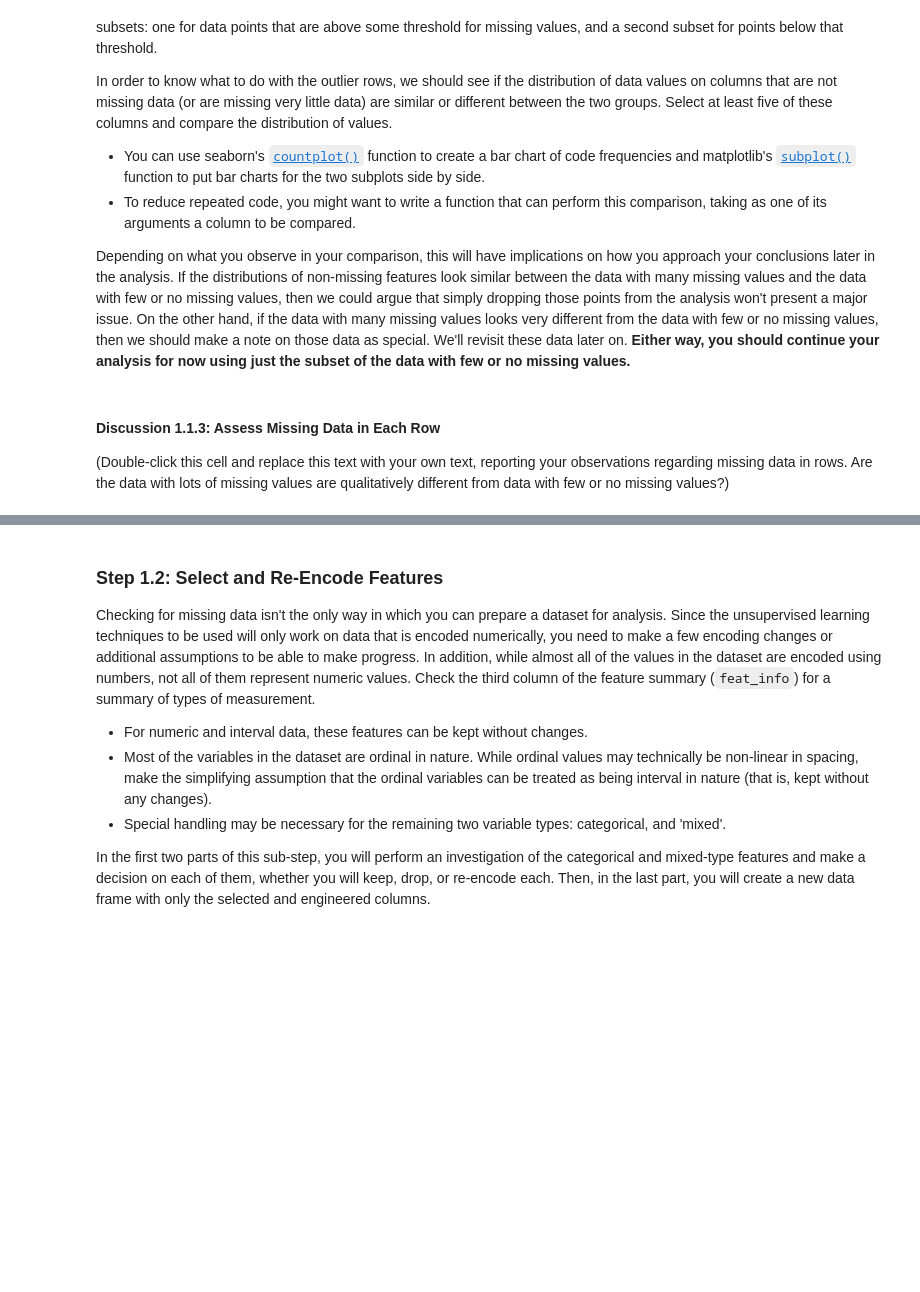
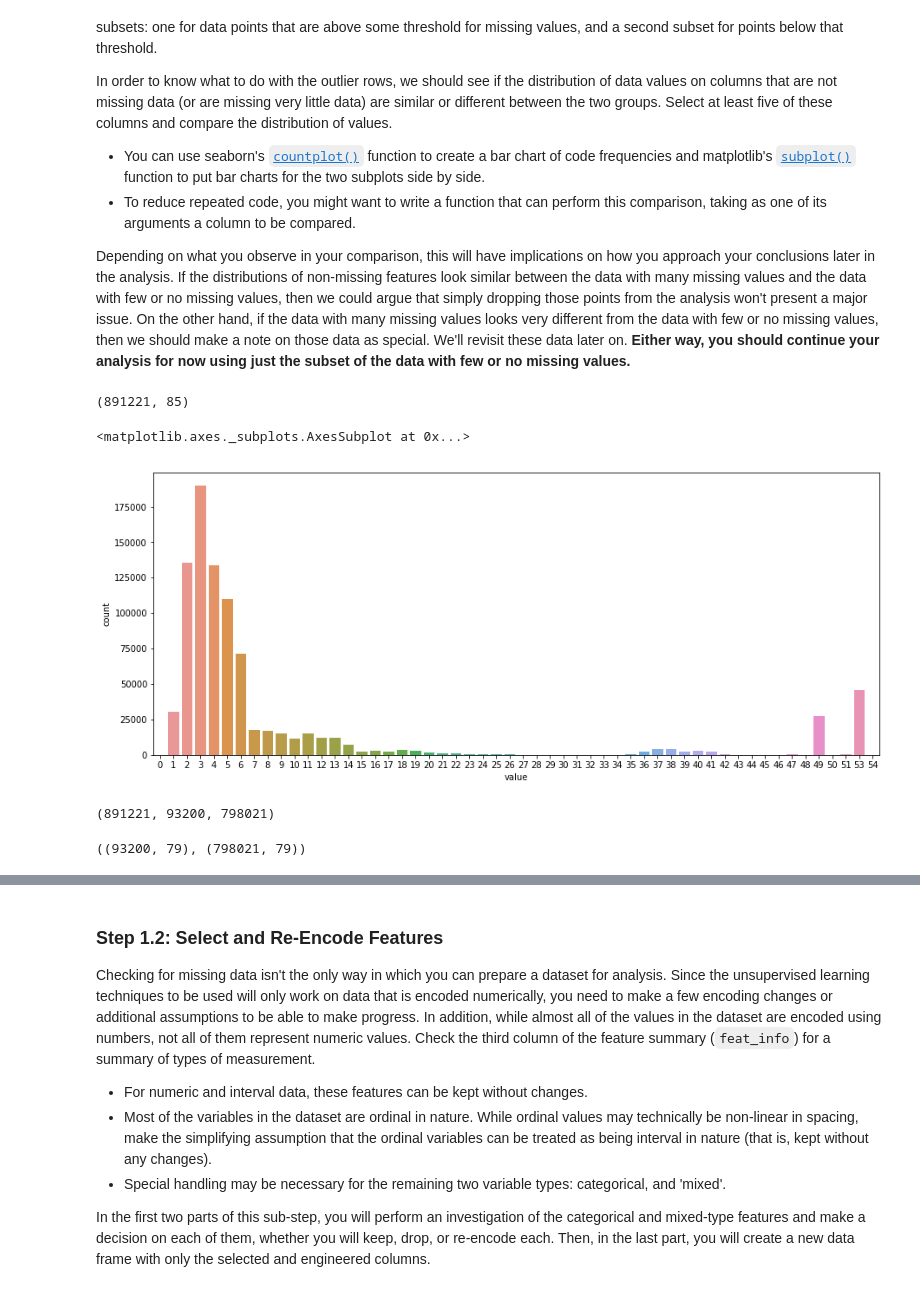
Before and after one commit to waficf/Kaggle_Competitions, a Jupyter notebook: Identify_Customer_Segments.ipynb, the cells around one changed output, grey strips where cells are left out. Cells and saved outputs as stored; diff of their text form; code cells hidden in the pictures; blank space fills up the shorter version.

```diff
--- a/Identify_Customer_Segments.ipynb
+++ b/Identify_Customer_Segments.ipynb
@@ -163,8 +310,19 @@ In order to know what to do with the outlier rows, we should see if the distribu
 - To reduce repeated code, you might want to write a function that can perform this comparison, taking as one of its arguments a column to be compared.
 
 Depending on what you observe in your comparison, this will have implications on how you approach your conclusions later in the analysis. If the distributions of non-missing features look similar between the data with many missing values and the data with few or no missing values, then we could argue that simply dropping those points from the analysis won't present a major issue. On the other hand, if the data with many missing values looks very different from the data with few or no missing values, then we should make a note on those data as special. We'll revisit these data later on. **Either way, you should continue your analysis for now using just the subset of the data with few or no missing values.**
+# %%
+azdias.shape
+# %% [output]
+(891221, 85)
 # %%
 # How much data is missing in each row of the dataset?
+null_rows = azdias.isnull().sum(axis=1).sort_values(ascending=False).to_frame('value')
+# %%
+fig = plt.figure(figsize=(15,6))
+sns.countplot(null_rows.value)
+# %% [output]
+<matplotlib.axes._subplots.AxesSubplot at 0x...>
+[figure, added]
 # %%
 # Write code to divide the data into two subsets based on the number of missing
 # values in each row.
@@ -174,4 +335,8 @@ Depending on what you observe in your comparison, this will have implications on
-# %% [markdown]
-#### Discussion 1.1.3: Assess Missing Data in Each Row
-
-(Double-click this cell and replace this text with your own text, reporting your observations regarding missing data in rows. Are the data with lots of missing values are qualitatively different from data with few or no missing values?)
+# %%
+len(azdias), len(high_nulls), len(low_nulls),
+# %% [output]
+(891221, 93200, 798021)
+# %%
+high_nulls.shape, low_nulls.shape
+# %% [output]
+((93200, 79), (798021, 79))
```
Also changed, not shown: parts of 109 cells of this notebook.
